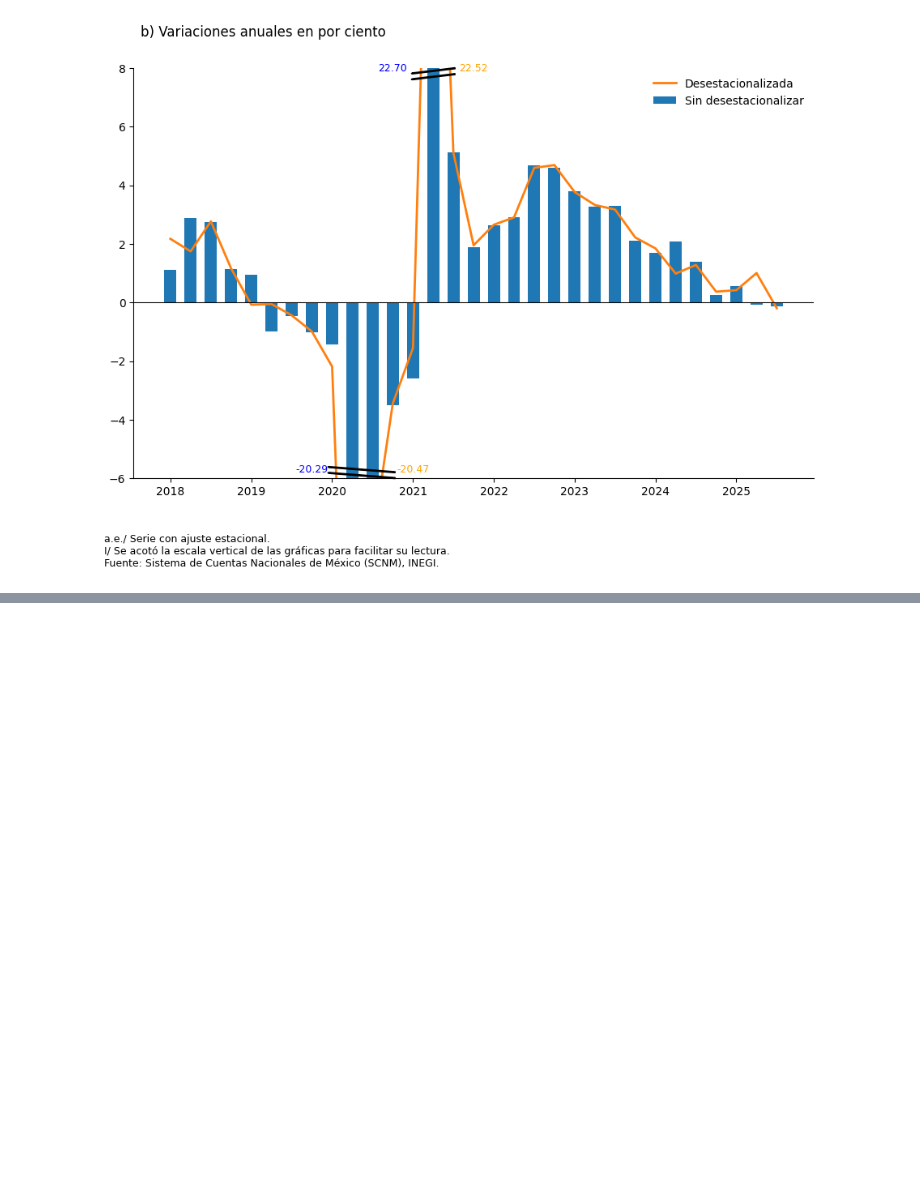
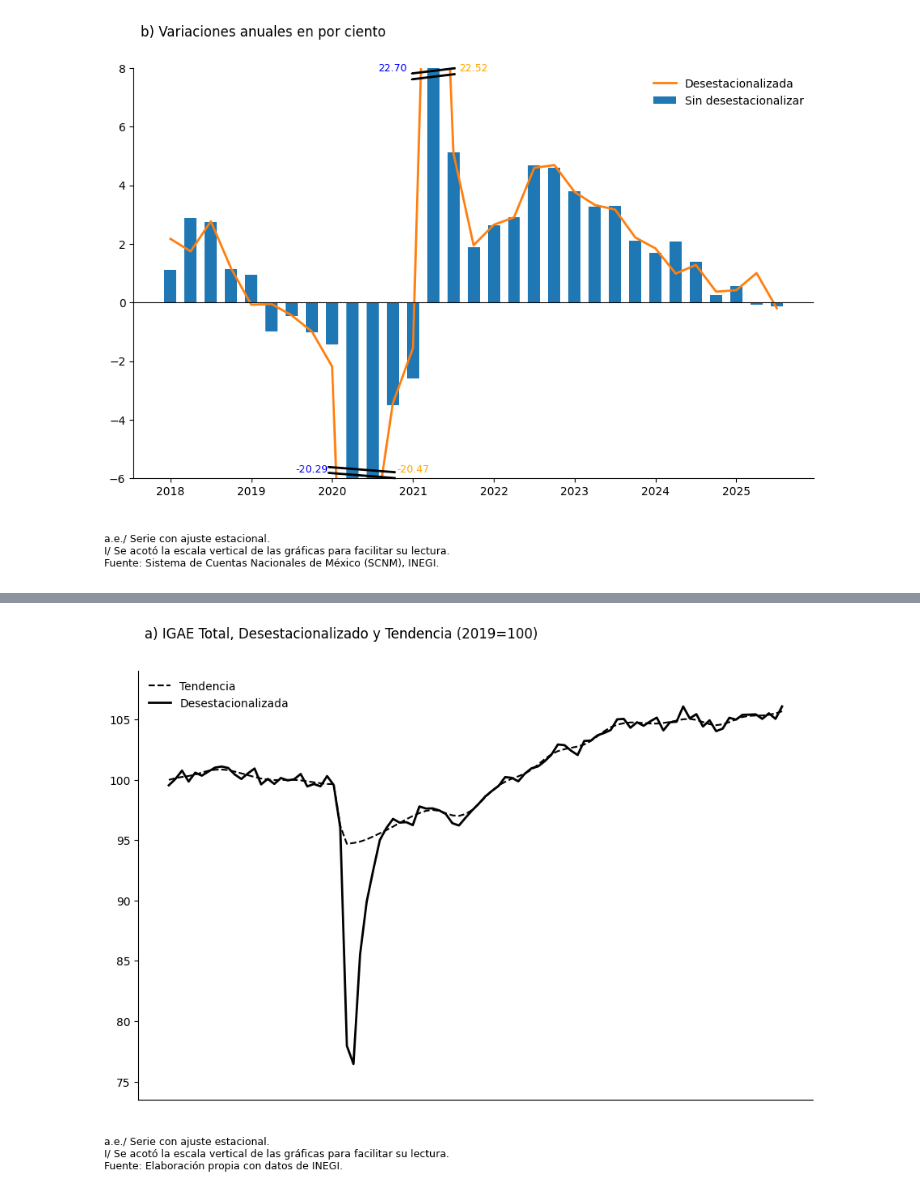
Before and after one commit to laloflogar/RB2026, a Jupyter notebook: Gráficas_nacional.ipynb, the cells around one changed output, grey strips where cells are left out. Saved outputs shown, nothing was run; the diff lists cells and outputs as text; code cells hidden in the pictures; blank space fills up the shorter version.

```diff
--- a/Gráficas_nacional.ipynb
+++ b/Gráficas_nacional.ipynb
@@ -555,0 +689,4 @@ plt.show()
+# %%
+fecha_inicio='2018-01-01'
+base_filtrada = df_rebased[df_rebased.index >= fecha_inicio].copy()
+display(base_filtrada.tail())
@@ -555,0 +701,91 @@ plt.show()
+# %%
+import matplotlib.pyplot as plt
+import numpy as np
+
+# 1. Asegurar orden y convertir a PeriodIndex trimestral
+df = base_filtrada.copy().sort_index()
+df.index = df.index.to_period('Q')
+
+# 2. Crear eje X numérico uniforme
+x = np.arange(len(df))
+
+# 3. Figura
+fig, ax = plt.subplots(figsize=(9, 7)) # Aumentar el tamaño de la figura
+
+# 4. Barras: sin desestacionalizar
+ax.plot(
+    x,
+    df['IGAE Total Tenden (2019=100)'],
+    color='black',
+    label='Tendencia',
+    linestyle='--' # Add linestyle for dashed line
+)
+
+# 5. Línea: desestacionalizada
+ax.plot(
+    x,
+    df['IGAE Total Desest (2019=100)'],
+    color='black',
+    linewidth=2,
+    label='Desestacionalizada'
+)
+
+# 6. Línea horizontal en cero
+ax.axhline(0, color='black', linewidth=0.8)
+
+# 7. Etiquetas del eje X (solo años)
+# Get string representation of years from the PeriodIndex
+year_labels = df.index.strftime('%Y').unique()
+# Get indices where the month is January to mark the years
+jan_indices = [i for i, date in enumerate(df.index) if date.month == 1]
+
+# Filter jan_indices to ensure they are within the actual x range (start from the first January in df_plot)
+start_year = df.index.year.min()
+end_year = df.index.year.max()
+jan_x_ticks = []
+jan_x_labels = []
+for i in jan_indices:
+    if df.index[i].year >= start_year and df.index[i].year <= end_year:
+        jan_x_ticks.append(x[i])
+        jan_x_labels.append(str(df.index[i].year))
+
+ax.set_xticks(jan_x_ticks)
+ax.set_xticklabels(jan_x_labels)
+
+# 8. Límites eje Y (adjust as needed based on your data range, here using some default range)
+# For a more robust solution, calculate min/max of the data
+min_val_desest = df['IGAE Total Desest (2019=100)'].min()
+max_val_desest = df['IGAE Total Desest (2019=100)'].max()
+min_val_tenden = df['IGAE Total Tenden (2019=100)'].min()
+max_val_tenden = df['IGAE Total Tenden (2019=100)'].max()
+
+min_overall = min(min_val_desest, min_val_tenden)
+max_overall = max(max_val_desest, max_val_tenden)
+
+padding_y = (max_overall - min_overall) * 0.1 # 10% padding
+ax.set_ylim(min_overall - padding_y, max_overall + padding_y)
+
+# 9. Títulos y formato
+fig.suptitle('', ha='left', x=0.3, y=0.95, fontsize=16) # Título principal de la figura
+ax.set_title('a) IGAE Total, Desestacionalizado y Tendencia (2019=100)', x=0.01, y=1.05, loc='left', pad=10) # Aumentar el padding del título
+
+ax.legend(frameon=False)
+
+# Estilo limpio
+ax.spines['top'].set_visible(False)
+ax.spines['right'].set_visible(False)
+
+# Nota al pie
+plt.figtext(
+    0.01, -0.05, # Ajustar la posición y para dar más espacio
+    'a.e./ Serie con ajuste estacional.\n'
+    'I/ Se acotó la escala vertical de las gráficas para facilitar su lectura.\n'
+    'Fuente: Elaboración propia con datos de INEGI.',
+    ha='left',
+    fontsize=9
+)
+
+plt.tight_layout(rect=[0, 0.05, 1, 0.95]) # Ajustar tight_layout para dejar espacio al suptitle y figtext
+plt.show()
+# %% [output]
+[figure, added]
```
Also changed, not shown: parts of 8 cells of this notebook.
